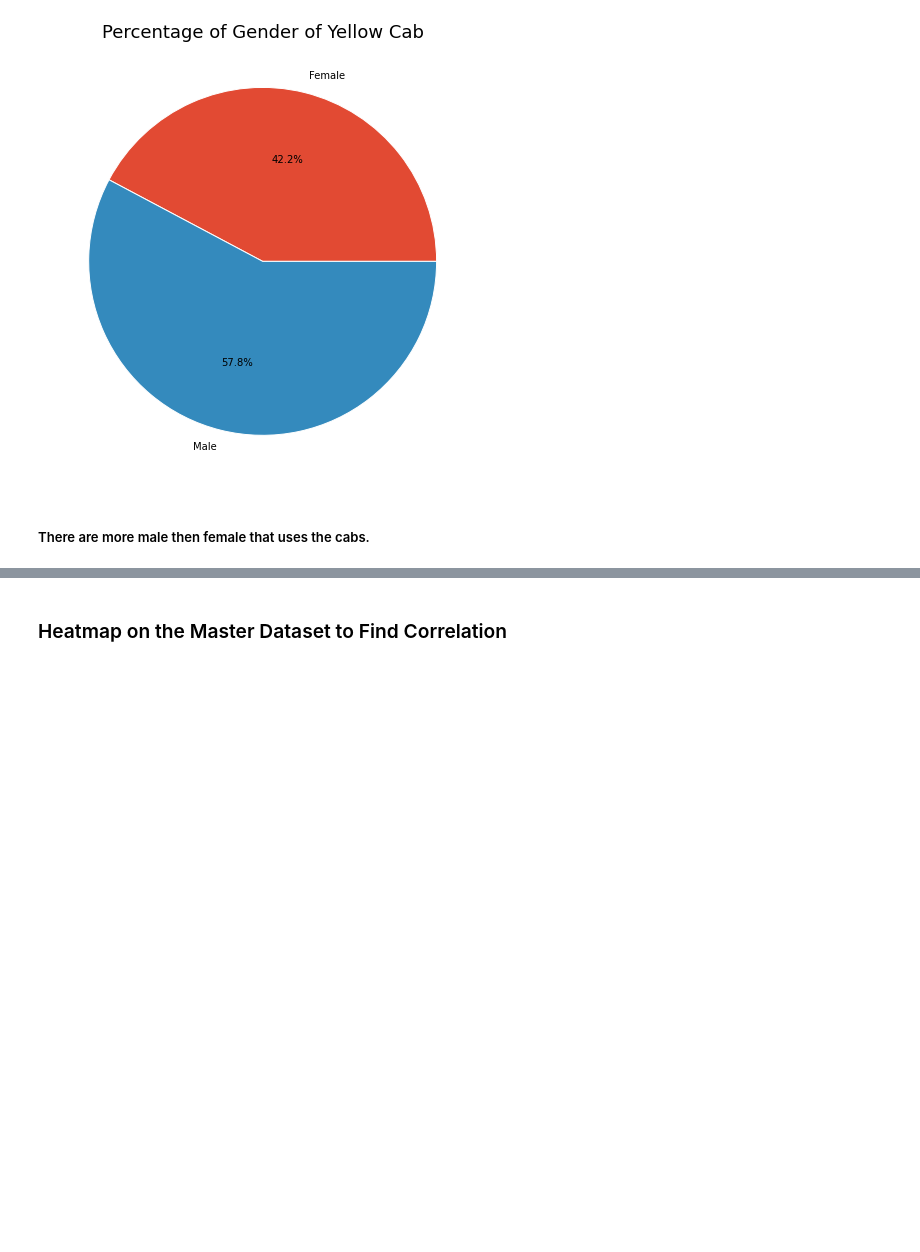
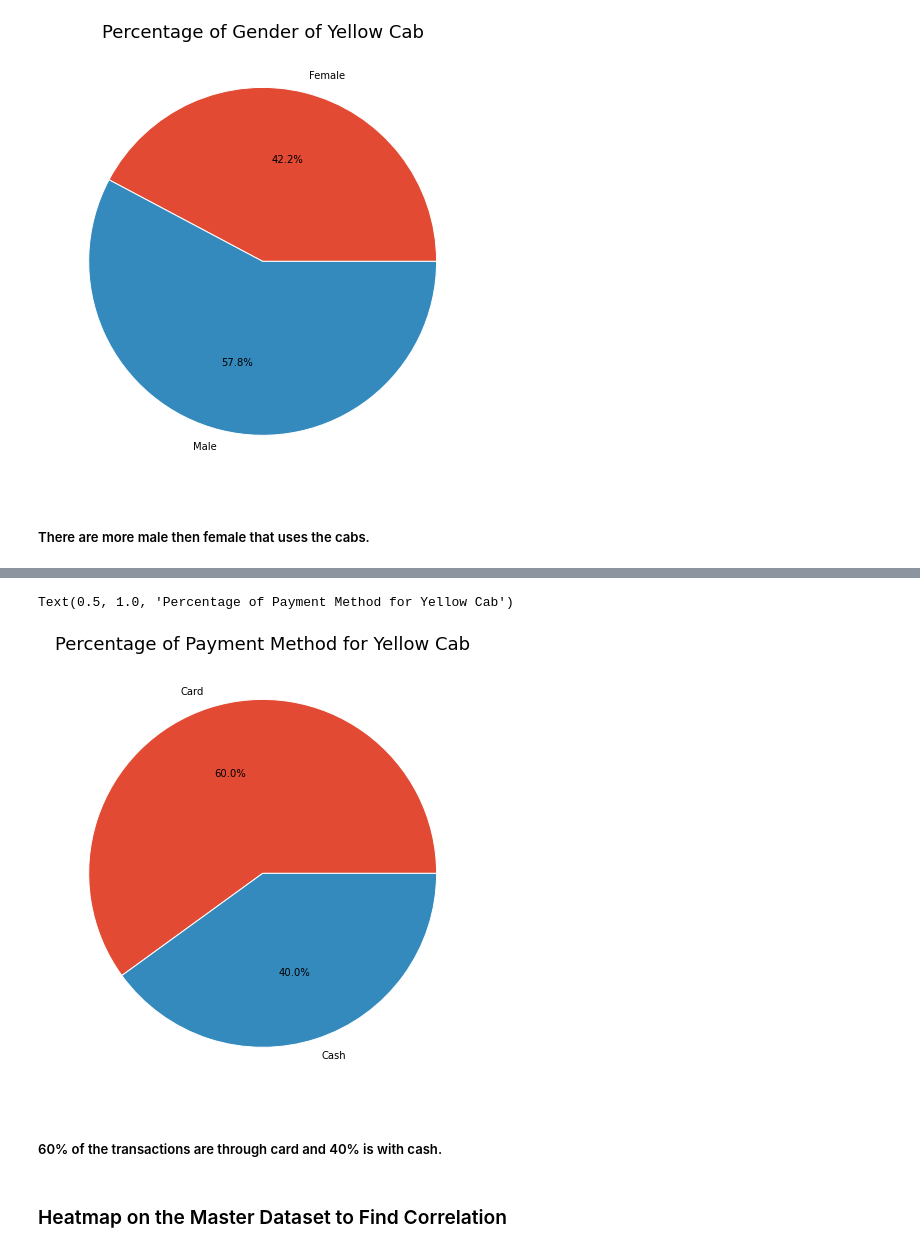
Before and after one commit to sujeffer1999/DG_DataSets, a Jupyter notebook: EDA & Hypothesis Testing.ipynb, the cells around one changed output, grey strips where cells are left out. Drawn from its saved outputs; the diff is of its cells as text; code cells hidden in the pictures; blank space fills up the shorter version.

```diff
--- a/EDA & Hypothesis Testing.ipynb
+++ b/EDA & Hypothesis Testing.ipynb
@@ -669,3 +690,14 @@ Text(0.5, 1.0, 'Percentage of Gender of Yellow Cab')
+# %%
+master_yellow_gender = df_master_yellow.groupby('Payment_Mode').Customer_ID.count()
+
+plt.pie(master_yellow_gender.values, labels = master_yellow_gender.index, autopct = '%.1f%%',
+       wedgeprops={'linewidth': 1.0, 'edgecolor': 'white'})
+plt.title('Percentage of Payment Method for Yellow Cab', fontsize=18)
+# %% [output]
+Text(0.5, 1.0, 'Percentage of Payment Method for Yellow Cab')
+[figure, added]
+# %% [markdown]
+##### 60% of the transactions are through card and 40% is with cash.
 # %% [markdown]
 ### Heatmap on the Master Dataset to Find Correlation
 # %%
```
Also changed, not shown: parts of 19 cells of this notebook.
